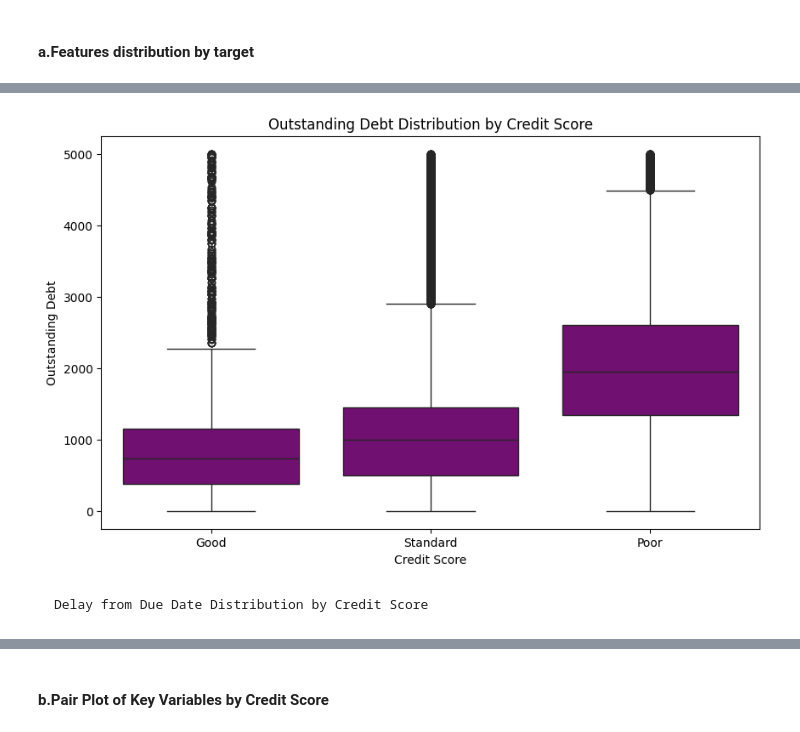
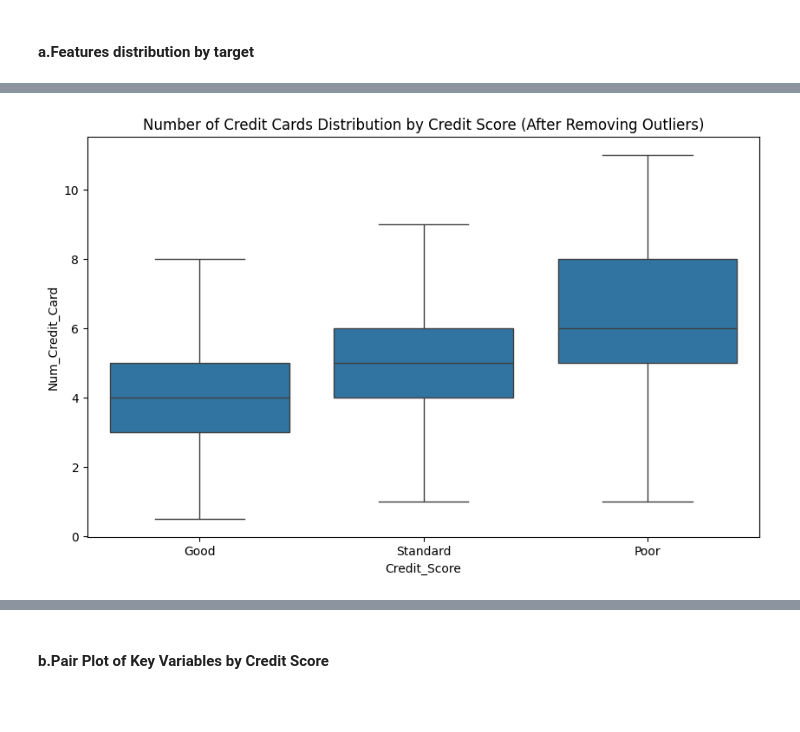
Before and after one commit to MichAdeola/Credit_Score_Classification, a Jupyter notebook: CreditScoring.ipynb, the cells around one changed output, grey strips where cells are left out. Saved outputs shown, nothing was run; the diff lists cells and outputs as text; code cells hidden in the pictures; blank space fills up the shorter version.

```diff
--- a/CreditScoring.ipynb
+++ b/CreditScoring.ipynb
@@ -983,7 +1175,7 @@ Nb : Considering the 3 feature selection methods, only 7 features are common. Th
 # %% [markdown]
 ## **7.Visualization on selected features**
 # %%
-dfv = df[[
+dfv = df1[[
  'Num_Credit_Card',
  'Interest_Rate',
  'Delay_from_due_date',
@@ -1016,0 +1283,10 @@ plt.show()
+# %%
+# Remove outliers
+dfv_filt2 = dfv_filt[
+    ((dfv_filt['Credit_Score'] == 'Good') & (dfv_filt['Outstanding_Debt'] <= 2200)) |
+    ((dfv_filt['Credit_Score'] == 'Standard') & (dfv_filt['Outstanding_Debt'] <= 2500)) |
+    ((dfv_filt['Credit_Score'] == 'Poor') & (dfv_filt['Outstanding_Debt'] <= 4250))
+]
+
+# Show the second filtered dataframe
+dfv_filt2
@@ -1016,0 +1330,10 @@ plt.show()
+# %%
+# Remove outliers
+dfv_filt3 = dfv_filt2[
+    ((dfv_filt2['Credit_Score'] == 'Good') & (dfv_filt2['Delay_from_due_date'] <= 27)) |
+    ((dfv_filt2['Credit_Score'] == 'Standard') & (dfv_filt2['Delay_from_due_date'] <= 44)) |
+    (dfv_filt2['Credit_Score'] == 'Poor')
+]
+
+# Show the third filtered dataframe
+dfv_filt3
@@ -1026,0 +1385,10 @@ plt.show()
+# %%
+# Remove outliers
+dfv_filt4 = dfv_filt3[
+    (dfv_filt3['Credit_Score'] == 'Good') |
+    ((dfv_filt3['Credit_Score'] == 'Standard') & (dfv_filt3['Num_Credit_Card'] <= 9) & (dfv_filt3['Num_Credit_Card'] >= 1)) |
+    (dfv_filt3['Credit_Score'] == 'Poor')
+]
+
+# Show the fourth filtered dataframe
+dfv_filt4
@@ -1027,12 +1409,8 @@ plt.show()
 # %%
-
+# Boxplot after removing outliers
 plt.figure(figsize=(10, 6))
-sns.boxplot(data=dfv, x='Credit_Score', y='Outstanding_Debt', color ="purple")
-plt.title('Outstanding Debt Distribution by Credit Score')
-plt.xlabel('Credit Score')
-plt.ylabel('Outstanding Debt')
+sns.boxplot(data=dfv_filt4, x='Credit_Score', y='Num_Credit_Card')
+plt.title('Number of Credit Cards Distribution by Credit Score (After Removing Outliers)')
 plt.show()
 # %% [output]
-[figure, old version]
+[figure, new version]
-# %% [markdown]
-    Delay from Due Date Distribution by Credit Score
```
Also changed, not shown: parts of 175 cells of this notebook.
